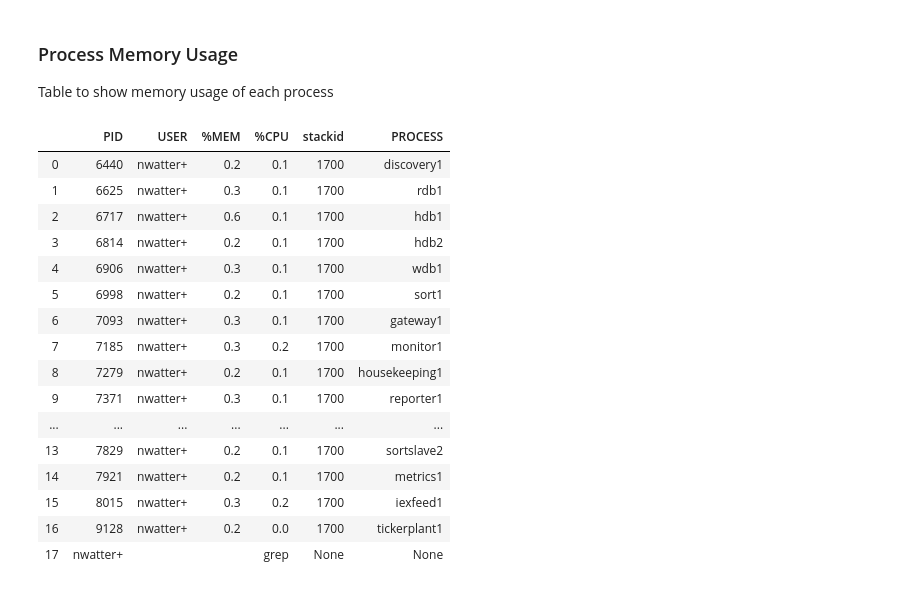
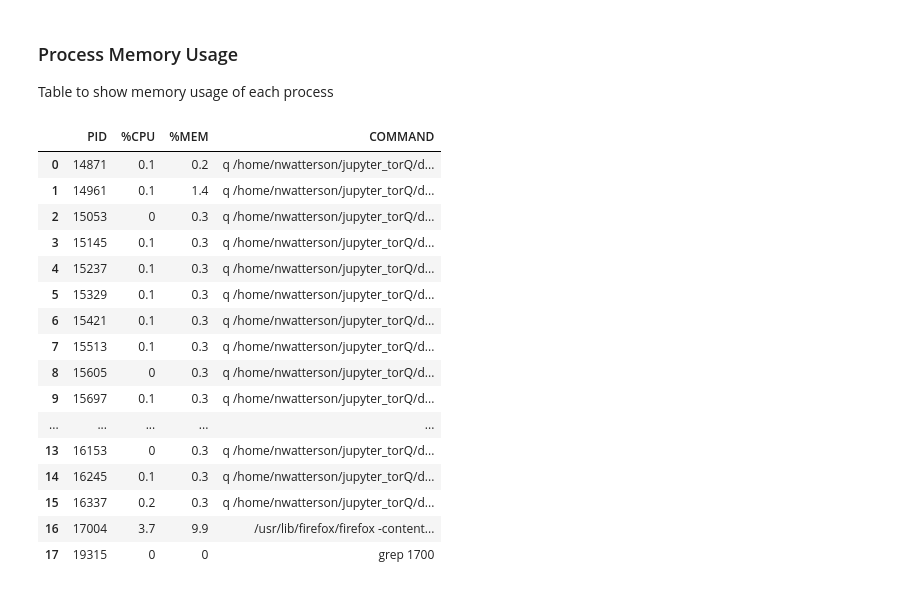
Before and after one commit to PeterSmiley/TorQ, a Jupyter notebook: test1.ipynb, the cells around one changed output. Drawn from its saved outputs; the diff is of its cells as text; code cells hidden in the pictures.

Commit message:
Update process memory table w/new ps command

```diff
--- a/test1.ipynb
+++ b/test1.ipynb
@@ -285,29 +285,26 @@ quote
 ### Process Memory Usage
 
 Table to show memory usage of each process
-# %%
-pid=!ps -o pid,user,%mem,%cpu,command ax |grep ${KDBBASEPORT} #process status commmand for TorQ processes
-df2=np.asarray(pid)                                     #make ps ouput into an array
-df3=[i.split(' ') for i in df2]                         #split array by whitespace
-df4=pd.DataFrame(df3)                                   #make array into a pandas dataframe
-df4=df4.drop([0,1,4,6,8,9,10,12,13,14,16,17,18,19,20,21,22,23,24,25,26,27,28,29],1) #drop unwanted/empty columns
-df4.columns=('PID','USER','%MEM','%CPU','stackid','PROCESS')#rename columns appropriately
-df4
-# %% [output]
-|  | PID | USER | %MEM | %CPU | stackid | PROCESS |
-| 0 | 6440 | nwatter+ | 0.2 | 0.1 | 1700 | discovery1 |
-| 1 | 6625 | nwatter+ | 0.3 | 0.1 | 1700 | rdb1 |
-| 2 | 6717 | nwatter+ | 0.6 | 0.1 | 1700 | hdb1 |
-| 3 | 6814 | nwatter+ | 0.2 | 0.1 | 1700 | hdb2 |
-| 4 | 6906 | nwatter+ | 0.3 | 0.1 | 1700 | wdb1 |
-| 5 | 6998 | nwatter+ | 0.2 | 0.1 | 1700 | sort1 |
-| 6 | 7093 | nwatter+ | 0.3 | 0.1 | 1700 | gateway1 |
-| 7 | 7185 | nwatter+ | 0.3 | 0.2 | 1700 | monitor1 |
-| 8 | 7279 | nwatter+ | 0.2 | 0.1 | 1700 | housekeeping1 |
-| 9 | 7371 | nwatter+ | 0.3 | 0.1 | 1700 | reporter1 |
-| ... | ... | ... | ... | ... | ... | ... |
-| 13 | 7829 | nwatter+ | 0.2 | 0.1 | 1700 | sortslave2 |
-| 14 | 7921 | nwatter+ | 0.2 | 0.1 | 1700 | metrics1 |
-| 15 | 8015 | nwatter+ | 0.3 | 0.2 | 1700 | iexfeed1 |
-| 16 | 9128 | nwatter+ | 0.2 | 0.0 | 1700 | tickerplant1 |
-| 17 | nwatter+ |  |  | grep | None | None |
+# %%
+!ps -e -o %p,  -o %C, -o %mem -o ,%a | grep $KDBBASEPORT >procmem.csv #process status commmand for TorQ processes
+df3=pd.read_csv("./procmem.csv")
+df3.columns=('PID','%CPU','%MEM','COMMAND')
+df3.style.set_properties(subset=['COMMAND'], **{'width': '700px'})
+# %% [output]
+|  | PID | %CPU | %MEM | COMMAND |
+| 0 | 14871 | 0.1 | 0.2 | q /home/nwatterson/jupyter_torQ/d... |
+| 1 | 14961 | 0.1 | 1.4 | q /home/nwatterson/jupyter_torQ/d... |
+| 2 | 15053 | 0 | 0.3 | q /home/nwatterson/jupyter_torQ/d... |
+| 3 | 15145 | 0.1 | 0.3 | q /home/nwatterson/jupyter_torQ/d... |
+| 4 | 15237 | 0.1 | 0.3 | q /home/nwatterson/jupyter_torQ/d... |
+| 5 | 15329 | 0.1 | 0.3 | q /home/nwatterson/jupyter_torQ/d... |
+| 6 | 15421 | 0.1 | 0.3 | q /home/nwatterson/jupyter_torQ/d... |
+| 7 | 15513 | 0.1 | 0.3 | q /home/nwatterson/jupyter_torQ/d... |
+| 8 | 15605 | 0 | 0.3 | q /home/nwatterson/jupyter_torQ/d... |
+| 9 | 15697 | 0.1 | 0.3 | q /home/nwatterson/jupyter_torQ/d... |
+| ... | ... | ... | ... | ... |
+| 13 | 16153 | 0 | 0.3 | q /home/nwatterson/jupyter_torQ/d... |
+| 14 | 16245 | 0.1 | 0.3 | q /home/nwatterson/jupyter_torQ/d... |
+| 15 | 16337 | 0.2 | 0.3 | q /home/nwatterson/jupyter_torQ/d... |
+| 16 | 17004 | 3.7 | 9.9 | /usr/lib/firefox/firefox -content... |
+| 17 | 19315 | 0 | 0 | grep 1700 |
```
Also changed, not shown: parts of 6 cells of this notebook.
